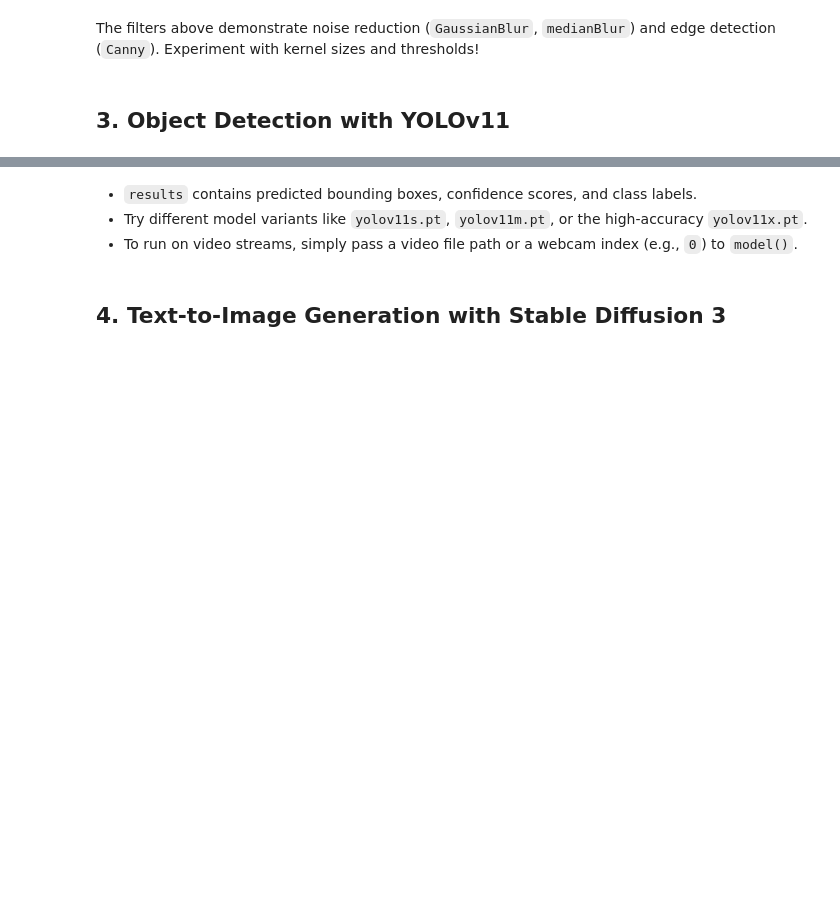
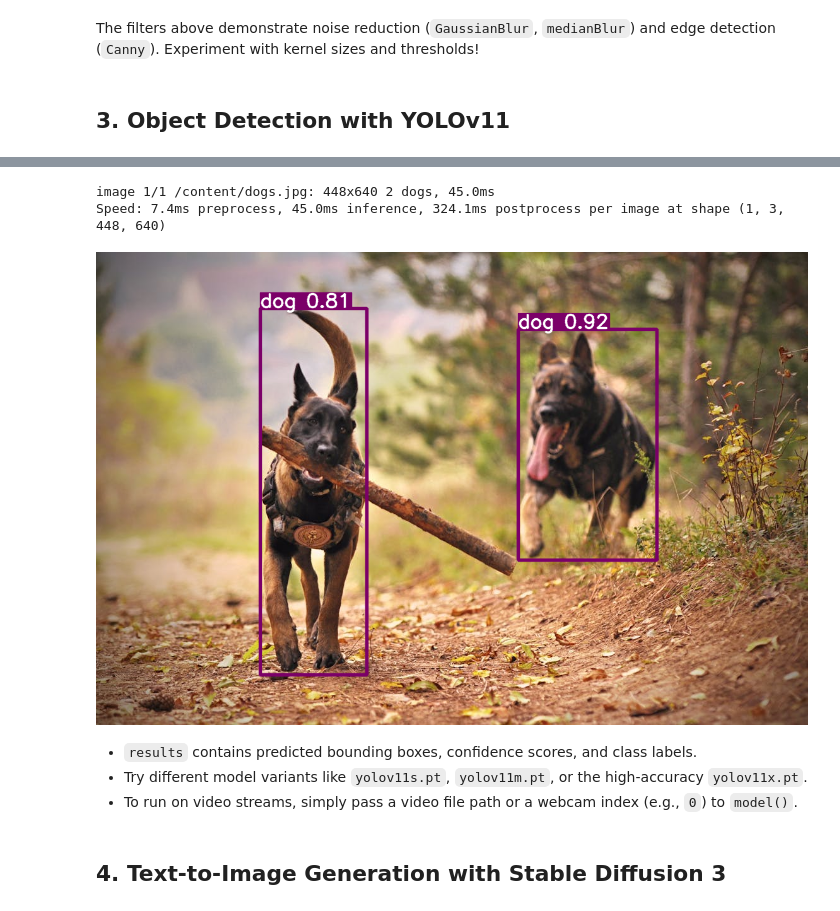
Before and after one commit to i-zeeshan-afzal/cv-intro, a Jupyter notebook: intro_computer_vision.ipynb, the cells around one changed output, grey strips where cells are left out. Saved outputs shown, nothing was run; the diff lists cells and outputs as text; code cells hidden in the pictures; blank space fills up the shorter version.

```diff
--- a/intro_computer_vision.ipynb
+++ b/intro_computer_vision.ipynb
@@ -62,7 +88,8 @@ The filters above demonstrate noise reduction (`GaussianBlur`, `medianBlur`) and
 from ultralytics import YOLO
 
 # Load a pretrained YOLOv11n model (nano variant for speed)
-model = YOLO('yolov11n.pt')  # Automatically downloads weights the first time
+model = YOLO('yolo11n.pt')  # Automatically downloads weights the first time
 
-results = model('sample.jpg')  # Path to image or list/ndarray
-results[0].show()  # In notebooks this displays inline
+results = model('https://i.ibb.co/RcTXr5Y/dogs.jpg')
+results[0].show()
+# %% [output]
@@ -69,3 +98,6 @@ results[0].show()  # In notebooks this displays inline
+image 1/1 /content/dogs.jpg: 448x640 2 dogs, 45.0ms
+Speed: 7.4ms preprocess, 45.0ms inference, 324.1ms postprocess per image at shape (1, 3, 448, 640)
+[figure, added]
 # %% [markdown]
 
 * `results` contains predicted bounding boxes, confidence scores, and class labels.
```
Also changed, not shown: parts of 4 cells of this notebook.
